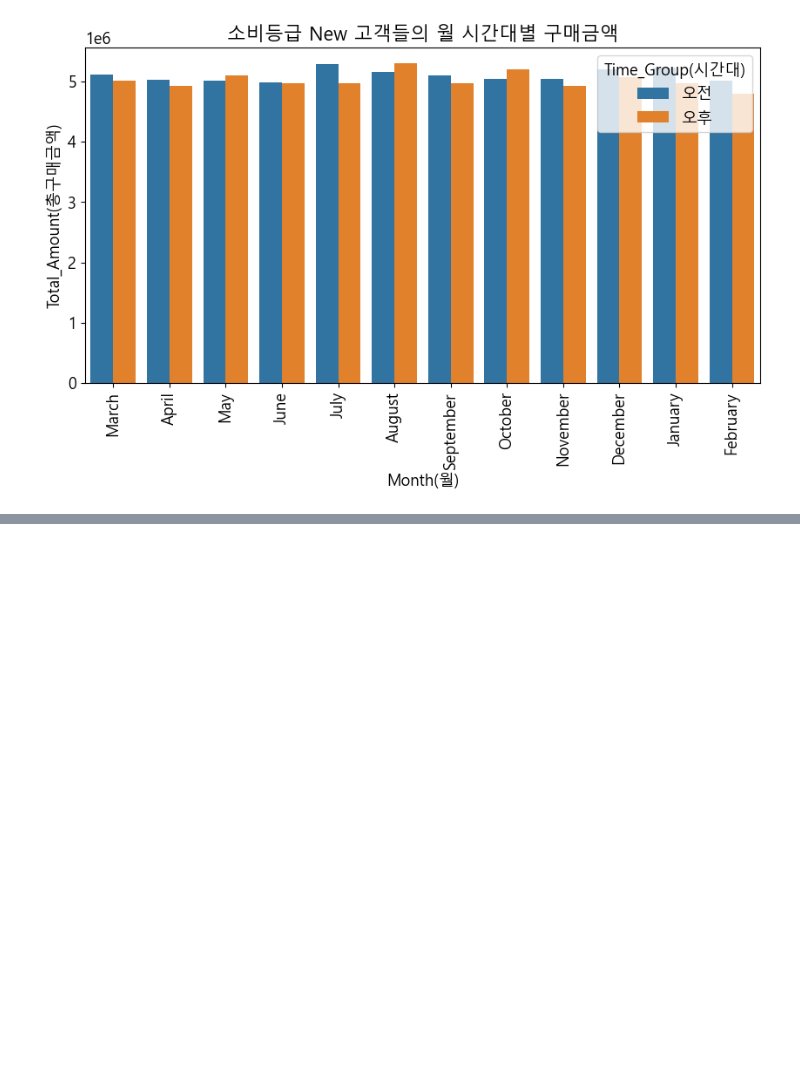
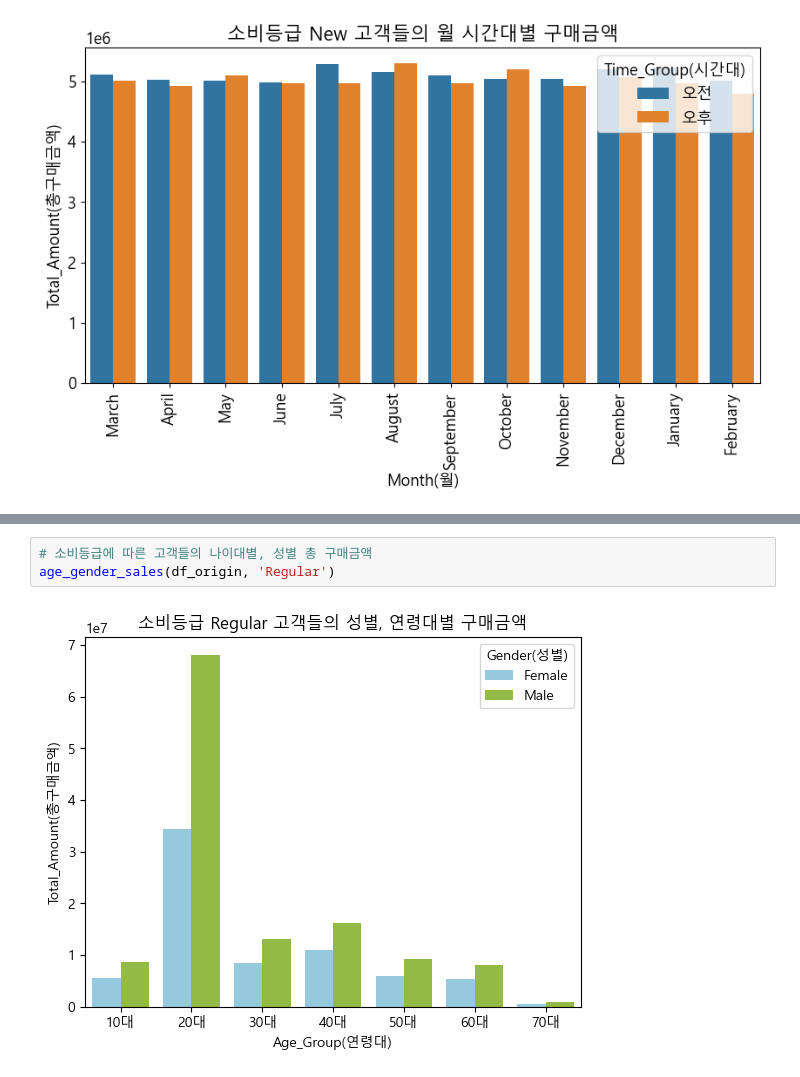
Before and after one commit to youscd/Retail_data_Analysis, a Jupyter notebook: 분석 시각화 (모듈화).ipynb, the cells around one changed output, grey strips where cells are left out. Drawn from its saved outputs; the diff is of its cells as text; blank space fills up the shorter version.

```diff
--- a/분석 시각화 (모듈화).ipynb
+++ b/분석 시각화 (모듈화).ipynb
@@ -354,0 +384,5 @@ month_time_sales(df_origin, 'New')
+# %%
+# 소비등급에 따른 고객들의 나이대별, 성별 총 구매금액
+age_gender_sales(df_origin, 'Regular')
+# %% [output]
+[figure, added]
```
Also changed, not shown: parts of 9 cells of this notebook.
